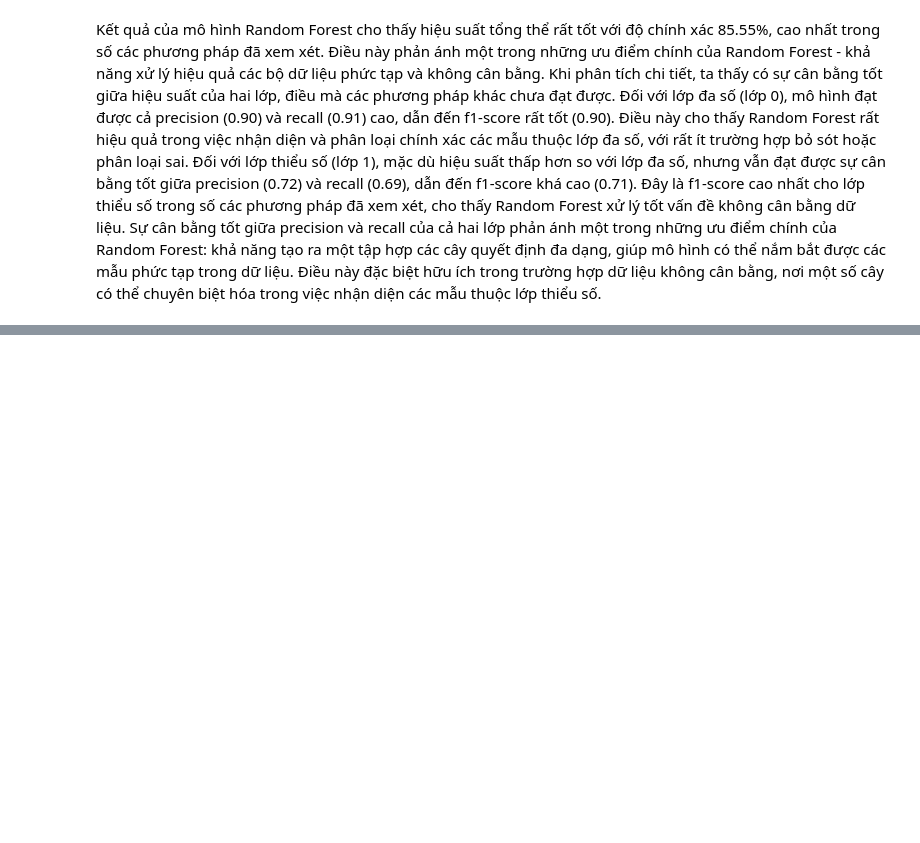
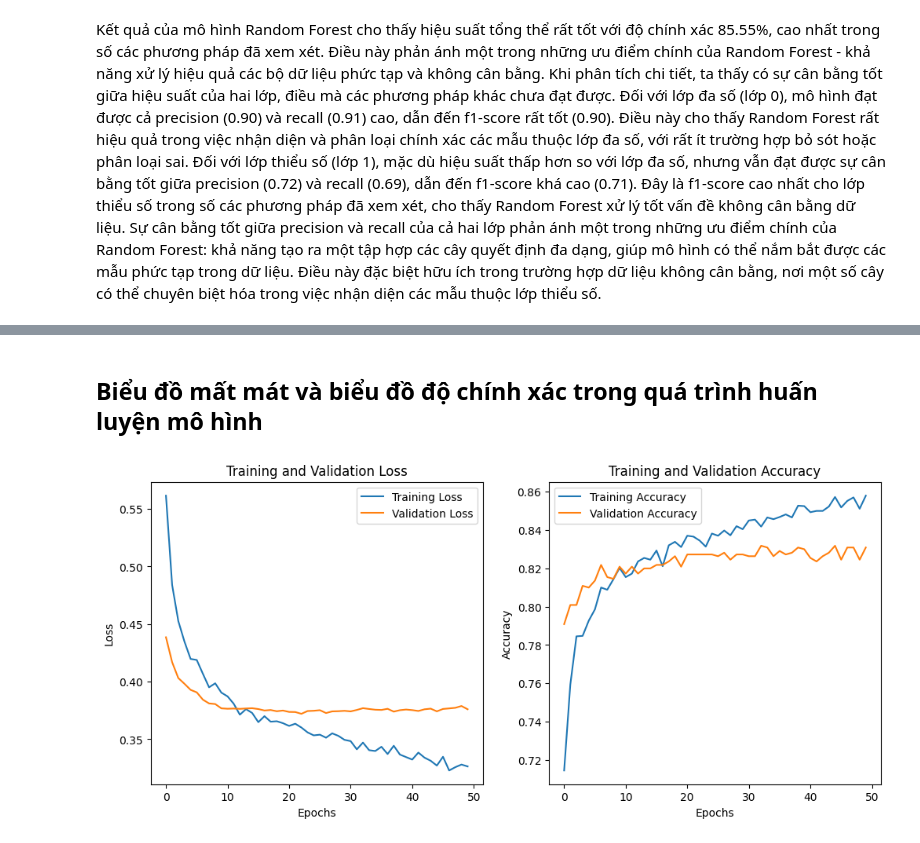
Before and after one commit to cognaiger9/DataMining, a Jupyter notebook: project.ipynb, the cells around one changed output, grey strips where cells are left out. Drawn from its saved outputs; the diff is of its cells as text; code cells hidden in the pictures; blank space fills up the shorter version.

```diff
--- a/project.ipynb
+++ b/project.ipynb
@@ -870,0 +940,3 @@ Sự cân bằng tốt giữa precision và recall của cả hai lớp phản
+# %%
+# Huấn luyện mô hình
+history = model.fit(X_train, y_train, epochs=50, batch_size=32, validation_data=(X_val, y_val))
@@ -870,0 +963,13 @@ Sự cân bằng tốt giữa precision và recall của cả hai lớp phản
+# %%
+# Đánh giá mô hình trên tập kiểm tra
+loss, accuracy = model.evaluate(X_val, y_val)
+print(f'Validation Accuracy: {accuracy*100:.2f}%')
+
+# Dự đoán trên dữ liệu kiểm tra
+predictions = model.predict(X_test)
+predicted_classes = (predictions > 0.5).astype("int32")
+
+print(predicted_classes)
+
+# Lịch sử huấn luyện mô hình
+history_dict = history.history
@@ -870,0 +987,26 @@ Sự cân bằng tốt giữa precision và recall của cả hai lớp phản
+# %% [markdown]
+## Biểu đồ mất mát và biểu đồ độ chính xác trong quá trình huấn luyện mô hình
+# %%
+# Vẽ biểu đồ mất mát (loss) trong quá trình huấn luyện
+plt.figure(figsize=(12, 5))
+
+plt.subplot(1, 2, 1)
+plt.plot(history_dict['loss'], label='Training Loss')
+plt.plot(history_dict['val_loss'], label='Validation Loss')
+plt.title('Training and Validation Loss')
+plt.xlabel('Epochs')
+plt.ylabel('Loss')
+plt.legend()
+
+# Vẽ biểu đồ độ chính xác (accuracy) trong quá trình huấn luyện
+plt.subplot(1, 2, 2)
+plt.plot(history_dict['accuracy'], label='Training Accuracy')
+plt.plot(history_dict['val_accuracy'], label='Validation Accuracy')
+plt.title('Training and Validation Accuracy')
+plt.xlabel('Epochs')
+plt.ylabel('Accuracy')
+plt.legend()
+
+plt.show()
+# %% [output]
+[figure, added]
```
Also changed, not shown: parts of 17 cells of this notebook.
